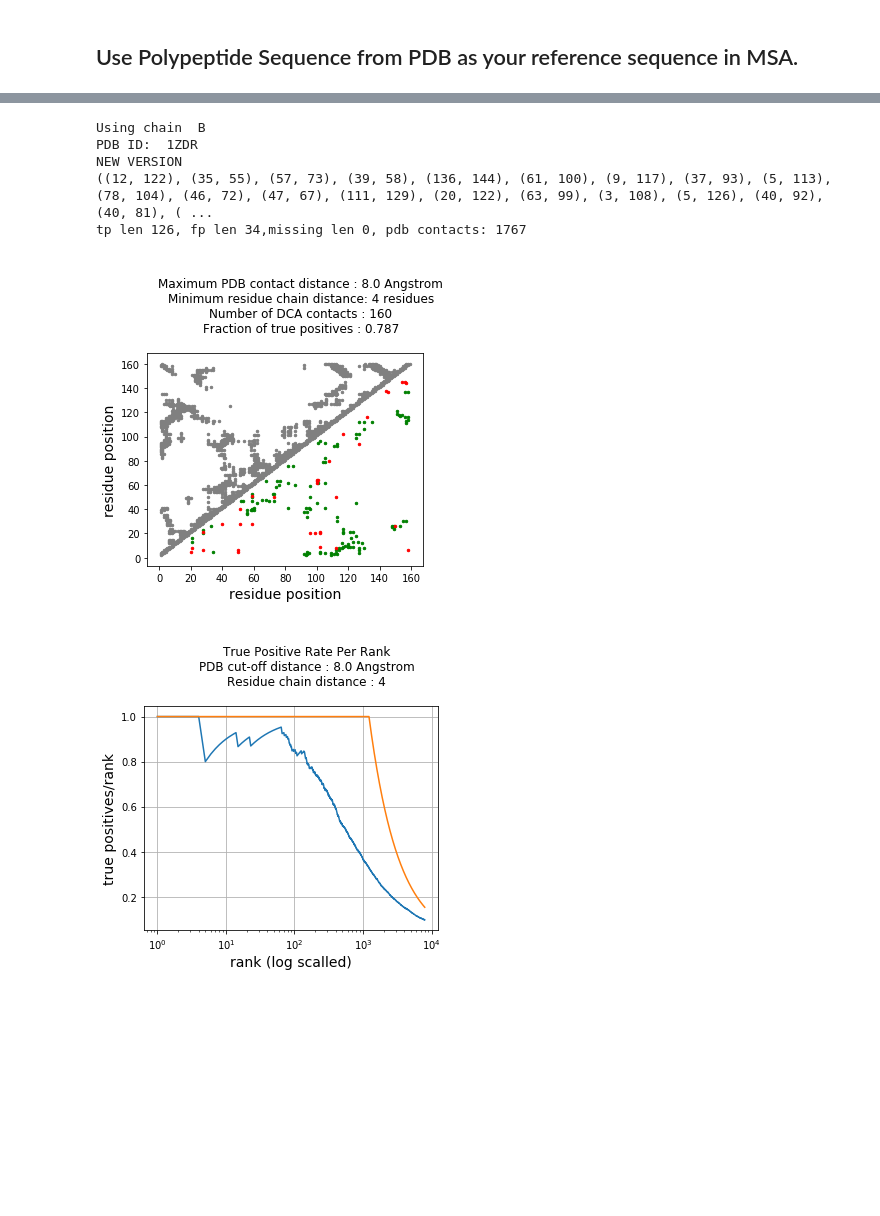
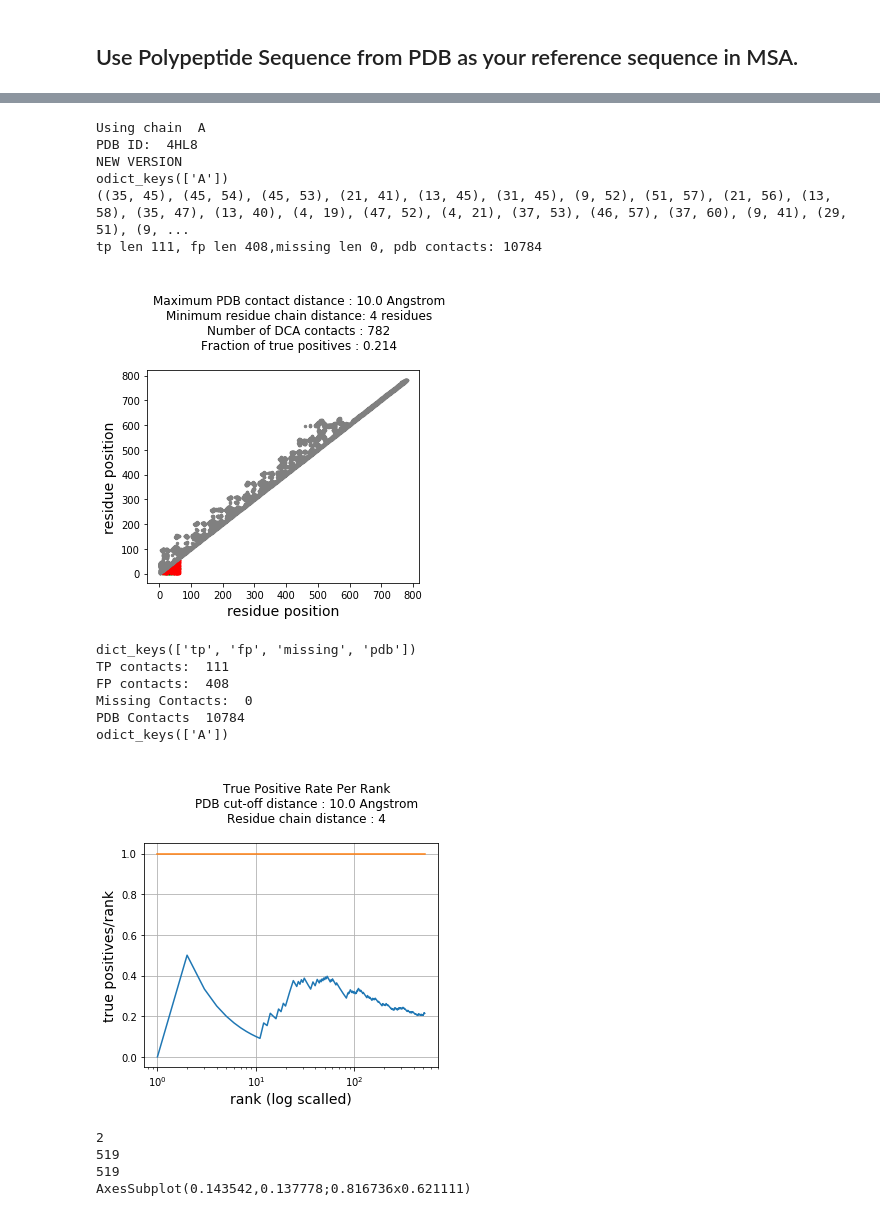
Before and after one commit to evancresswell/DCA_ER_old, a Jupyter notebook: biowulf/PPref_ERDCA_example.ipynb, the cells around one changed output, grey strips where cells are left out. Cells and saved outputs as stored; diff of their text form; code cells hidden in the pictures; blank space fills up the shorter version.

```diff
--- a/biowulf/PPref_ERDCA_example.ipynb
+++ b/biowulf/PPref_ERDCA_example.ipynb
@@ -37,22 +37,13 @@ warnings.filterwarnings("ignore", message="numpy.ufunc size changed")
 
 
 pfam_id = 'PF00186'
+pfam_id = 'PF02146'
+pfam_id = 'PF17795'
+
 protein_msa_file = 'orig_MSA_%s.fa'%pfam_id
 protein_refseq_file = 'orig_ref_%s.fa'%pfam_id
 #protein_msa_file = 'MSA_PF00186.fa'
 #protein_refseq_file = 'ref_PF00186.fa'
-
-muscling  = False
-muscling  = True
-
-preprocessing = False
-preprocessing = True
-
-computing_DI = False
-computing_DI = True
-
-compute_ROC = False
-compute_ROC = True
 # %% [markdown]
 ## Use Polypeptide Sequence from PDB as your reference sequence in MSA.
 # %%
@@ -127,11 +119,16 @@ preprocessing = True
 preprocessed_data_outfile = 'MSA_%s_PreProcessed.fa'%pfam_id
 if preprocessing:
         # create MSATrimmer instance
-        trimmer = msa_trimmer.MSATrimmer(
-            muscle_msa_file, biomolecule='PROTEIN',
-            refseq_file=pp_ref_file
-        )
-
+        if muscling:
+            trimmer = msa_trimmer.MSATrimmer(
+                muscle_msa_file, biomolecule='PROTEIN',
+                refseq_file=pp_ref_file
+            )
+        else:
+            trimmer = msa_trimmer.MSATrimmer(
+                pp_msa_file, biomolecule='PROTEIN',
+                refseq_file=pp_ref_file
+            )
 
         # Adding the data_processing() curation from tools to erdca.
         try:
@@ -233,29 +230,52 @@ Imposing Distance Restraint
 # %%
 # Print Details of protein PDB structure Info for contact visualizeation
 print('Using chain ',pdb_chain)
 print('PDB ID: ', pdb_id)
 
 from pydca.contact_visualizer import contact_visualizer
 
 erdca_visualizer = contact_visualizer.DCAVisualizer('protein', pdb_chain, pdb_id,
 refseq_file = pp_ref_file,
 sorted_dca_scores = erdca_DI,
 linear_dist = 4,
-contact_dist = 8.)
+contact_dist = 10.)
 
 er_contact_map_data = erdca_visualizer.plot_contact_map()
 plt.show()
 plt.savefig('contact_map_%s.pdf'%pfam_id)
+print(er_contact_map_data.keys())
+print("TP contacts: ",len(er_contact_map_data['tp']))
+print("FP contacts: ",len(er_contact_map_data['fp']))
+print("Missing Contacts: ",len(er_contact_map_data['missing']))
+print("PDB Contacts ",len(er_contact_map_data['pdb']))
+
+
 plt.close()
 er_tp_rate_data = erdca_visualizer.plot_true_positive_rates()
 plt.show()
+print(len(er_tp_rate_data))
+print(len(er_tp_rate_data[0]['dca']))
+print(len(er_tp_rate_data[0]['pdb']))
+print(er_tp_rate_data[1])
+
 plt.savefig('TP_rate_%s.pdf'%pfam_id)
 plt.close()
 # %% [output]
-Using chain  B
-PDB ID:  1ZDR
+Using chain  A
+PDB ID:  4HL8
 NEW VERSION
-((12, 122), (35, 55), (57, 73), (39, 58), (136, 144), (61, 100), (9, 117), (37, 93), (5, 113), (78, 104), (46, 72), (47, 67), (111, 129), (20, 122), (63, 99), (3, 108), (5, 126), (40, 92), (40, 81), ( ...
-tp len 126, fp len 34,missing len 0, pdb contacts: 1767
+odict_keys(['A'])
+((35, 45), (45, 54), (45, 53), (21, 41), (13, 45), (31, 45), (9, 52), (51, 57), (21, 56), (13, 58), (35, 47), (13, 40), (4, 19), (47, 52), (4, 21), (37, 53), (46, 57), (37, 60), (9, 41), (29, 51), (9, ...
+tp len 111, fp len 408,missing len 0, pdb contacts: 10784
-[figure, old version]
+[figure, new version]
+dict_keys(['tp', 'fp', 'missing', 'pdb'])
+TP contacts:  111
+FP contacts:  408
+Missing Contacts:  0
+PDB Contacts  10784
+odict_keys(['A'])
-[figure, old version]
+[figure, new version]
+2
+519
+519
+AxesSubplot(0.143542,0.137778;0.816736x0.621111)
```
Also changed, not shown: parts of 4 cells of this notebook, 6 other files.
